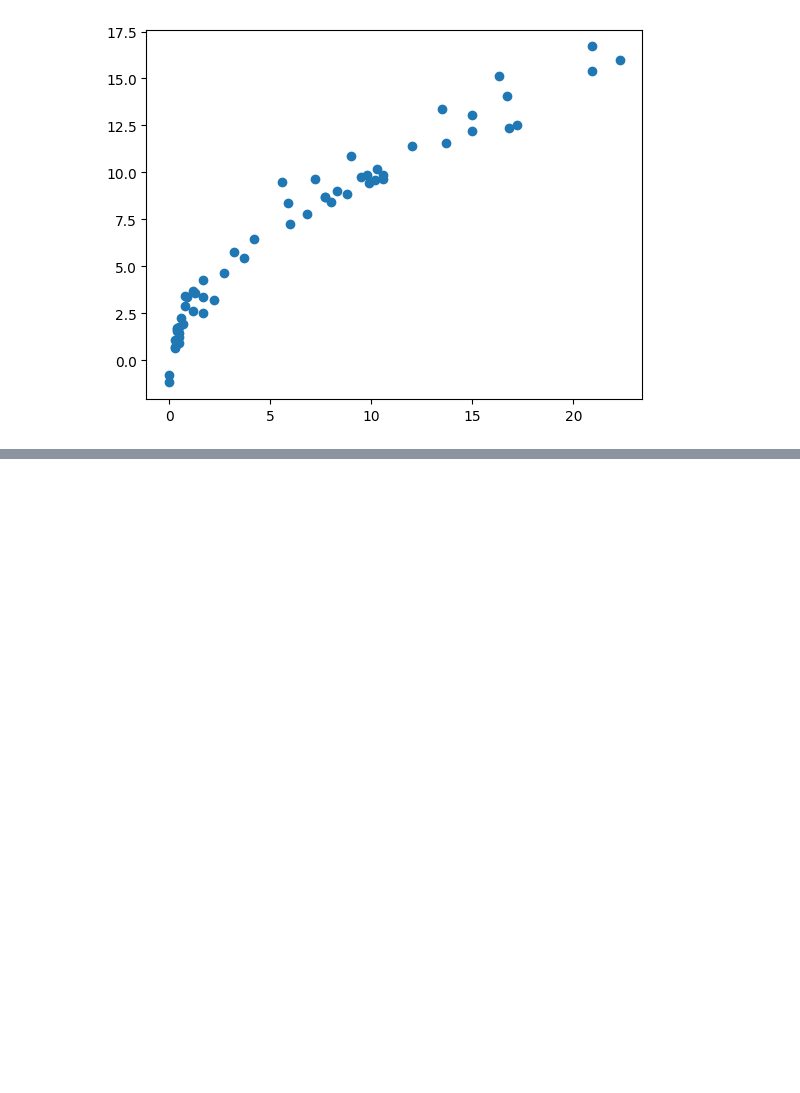
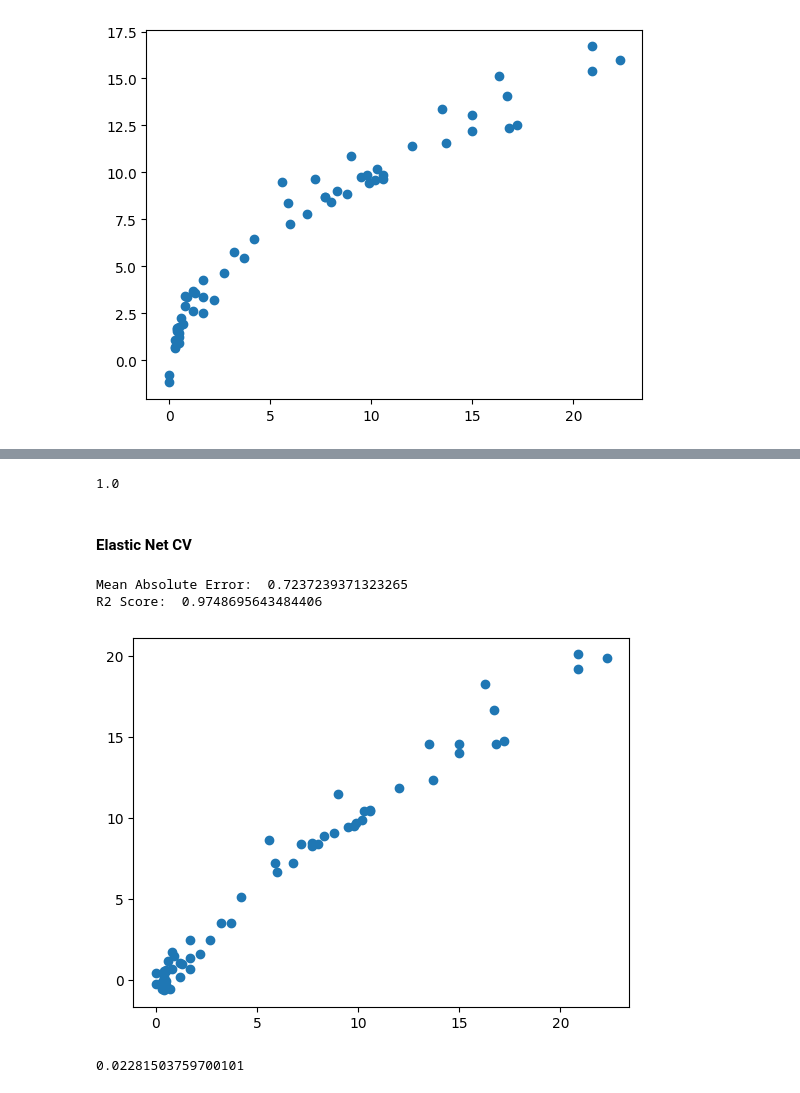
Before and after one commit to saadsohail05/Hands-On-Machine-Learning, a Jupyter notebook: Linear Regression/Ridge,Lasso and ElasticNet Algorithms/modeltraining.ipynb, the cells around one changed output, grey strips where cells are left out. Saved outputs shown, nothing was run; the diff lists cells and outputs as text; code cells hidden in the pictures; blank space fills up the shorter version.

```diff
--- a/Linear Regression/Ridge,Lasso and ElasticNet Algorithms/modeltraining.ipynb
+++ b/Linear Regression/Ridge,Lasso and ElasticNet Algorithms/modeltraining.ipynb
@@ -243,0 +282,11 @@ R2 Score:  0.8891169770114832
+# %%
+from sklearn.linear_model import RidgeCV
+ridgecv=RidgeCV(cv=5)
+# %%
+ridgecv.fit(X_train_scaled,Y_train)
+y_pred=ridgecv.predict(X_test_scaled)
+plt.scatter(Y_test,y_pred)
+mae=mean_absolute_error(Y_test,y_pred)
+score=r2_score(Y_test,y_pred)
+print("Mean Absolute Error: ",mae)
+print("R2 Score: ",score)
@@ -243,0 +297,24 @@ R2 Score:  0.8891169770114832
+# %%
+ridgecv.alpha_
+# %% [output]
+1.0
+# %% [markdown]
+#### Elastic Net CV
+# %%
+from sklearn.linear_model import ElasticNetCV
+en=ElasticNetCV(cv=5)
+en.fit(X_train_scaled,Y_train)
+y_pred=en.predict(X_test_scaled)
+plt.scatter(Y_test,y_pred)
+mae=mean_absolute_error(Y_test,y_pred)
+score=r2_score(Y_test,y_pred)
+print("Mean Absolute Error: ",mae)
+print("R2 Score: ",score)
+# %% [output]
+Mean Absolute Error:  0.7237239371323265
+R2 Score:  0.9748695643484406
+[figure, added]
+# %%
+en.alpha_
+# %% [output]
+0.02281503759700101
```
Also changed, not shown: parts of 8 cells of this notebook.
